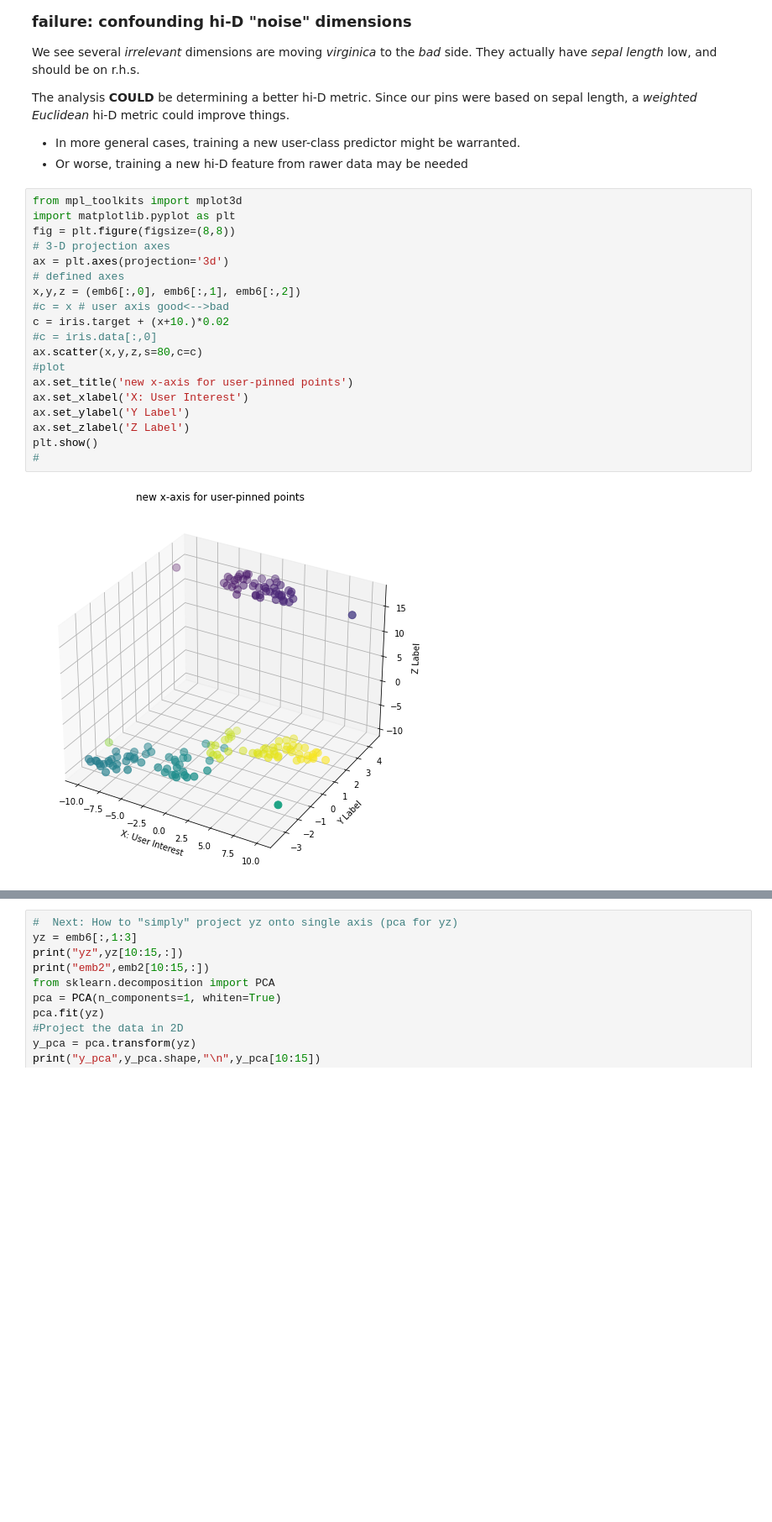
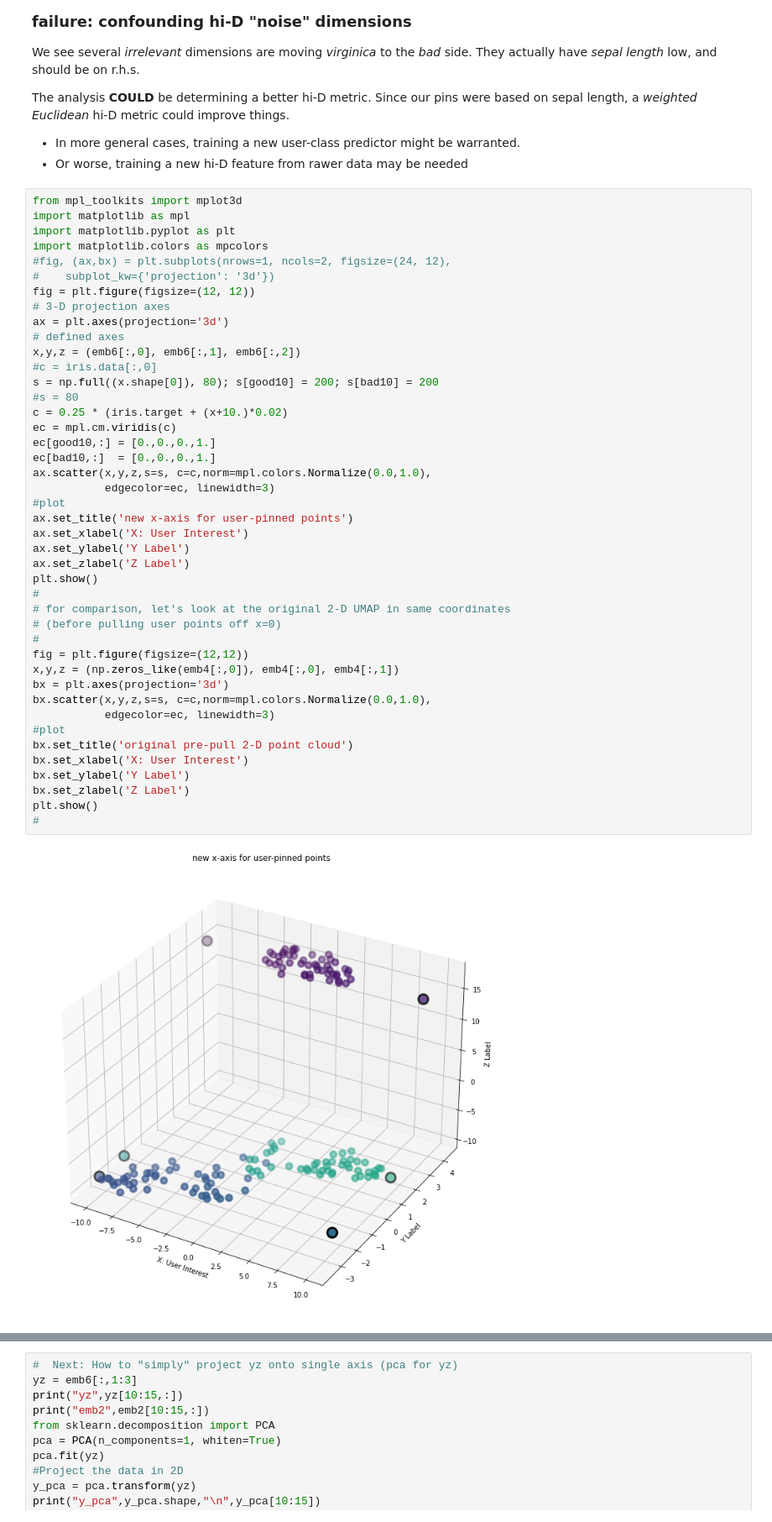
Before and after one commit to Trel725/umap, a Jupyter notebook: examples/iris/iris4.ipynb, the cells around one changed output, grey strips where cells are left out. Shown at 84% size. Drawn from its saved outputs; the diff is of its cells as text; blank space fills up the shorter version.

Commit message:
docs, figure updates

```diff
--- a/examples/iris/iris4.ipynb
+++ b/examples/iris/iris4.ipynb
@@ -841,22 +886,46 @@ The analysis **COULD** be determining a better hi-D metric.  Since our pins were
 - Or worse, training a new hi-D feature from rawer data may be needed
 # %%
 from mpl_toolkits import mplot3d
+import matplotlib as mpl
 import matplotlib.pyplot as plt
-fig = plt.figure(figsize=(8,8))
+import matplotlib.colors as mpcolors
+#fig, (ax,bx) = plt.subplots(nrows=1, ncols=2, figsize=(24, 12),
+#    subplot_kw={'projection': '3d'})
+fig = plt.figure(figsize=(12, 12))
 # 3-D projection axes
 ax = plt.axes(projection='3d')
 # defined axes
 x,y,z = (emb6[:,0], emb6[:,1], emb6[:,2])
-#c = x # user axis good<-->bad
-c = iris.target + (x+10.)*0.02
 #c = iris.data[:,0]
-ax.scatter(x,y,z,s=80,c=c)
+s = np.full((x.shape[0]), 80); s[good10] = 200; s[bad10] = 200
+#s = 80
+c = 0.25 * (iris.target + (x+10.)*0.02)
+ec = mpl.cm.viridis(c)
+ec[good10,:] = [0.,0.,0.,1.]
+ec[bad10,:]  = [0.,0.,0.,1.]
+ax.scatter(x,y,z,s=s, c=c,norm=mpl.colors.Normalize(0.0,1.0),
+           edgecolor=ec, linewidth=3)
 #plot
 ax.set_title('new x-axis for user-pinned points')
 ax.set_xlabel('X: User Interest')
 ax.set_ylabel('Y Label')
 ax.set_zlabel('Z Label')
 plt.show()
 #
+# for comparison, let's look at the original 2-D UMAP in same coordinates
+# (before pulling user points off x=0)
+#
+fig = plt.figure(figsize=(12,12))
+x,y,z = (np.zeros_like(emb4[:,0]), emb4[:,0], emb4[:,1])
+bx = plt.axes(projection='3d')
+bx.scatter(x,y,z,s=s, c=c,norm=mpl.colors.Normalize(0.0,1.0),
+           edgecolor=ec, linewidth=3)
+#plot
+bx.set_title('original pre-pull 2-D point cloud')
+bx.set_xlabel('X: User Interest')
+bx.set_ylabel('Y Label')
+bx.set_zlabel('Z Label')
+plt.show()
+#
 # %% [output]
-[figure, old version]
+[figure, new version]
```
Also changed, not shown: parts of 9 cells of this notebook, 2 other files.
